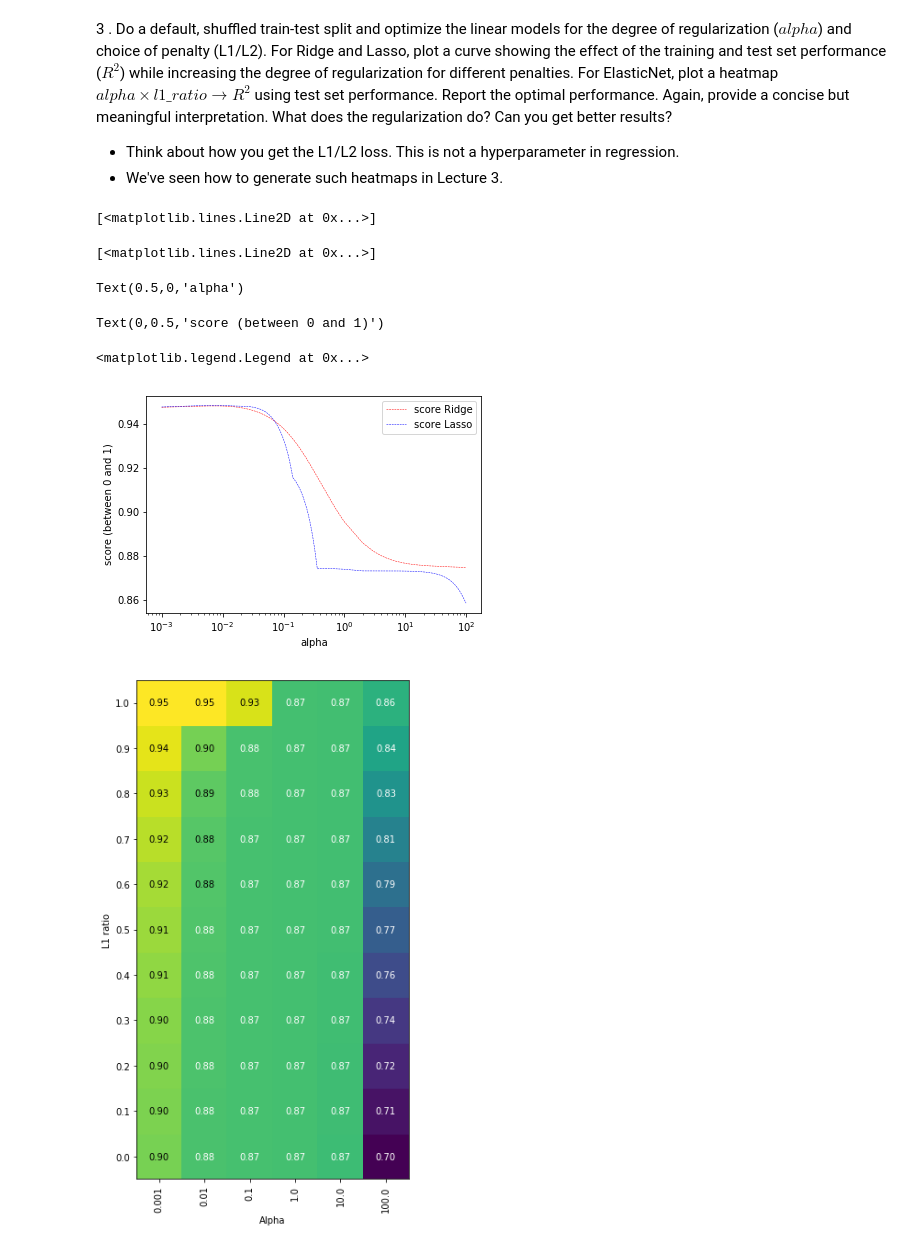
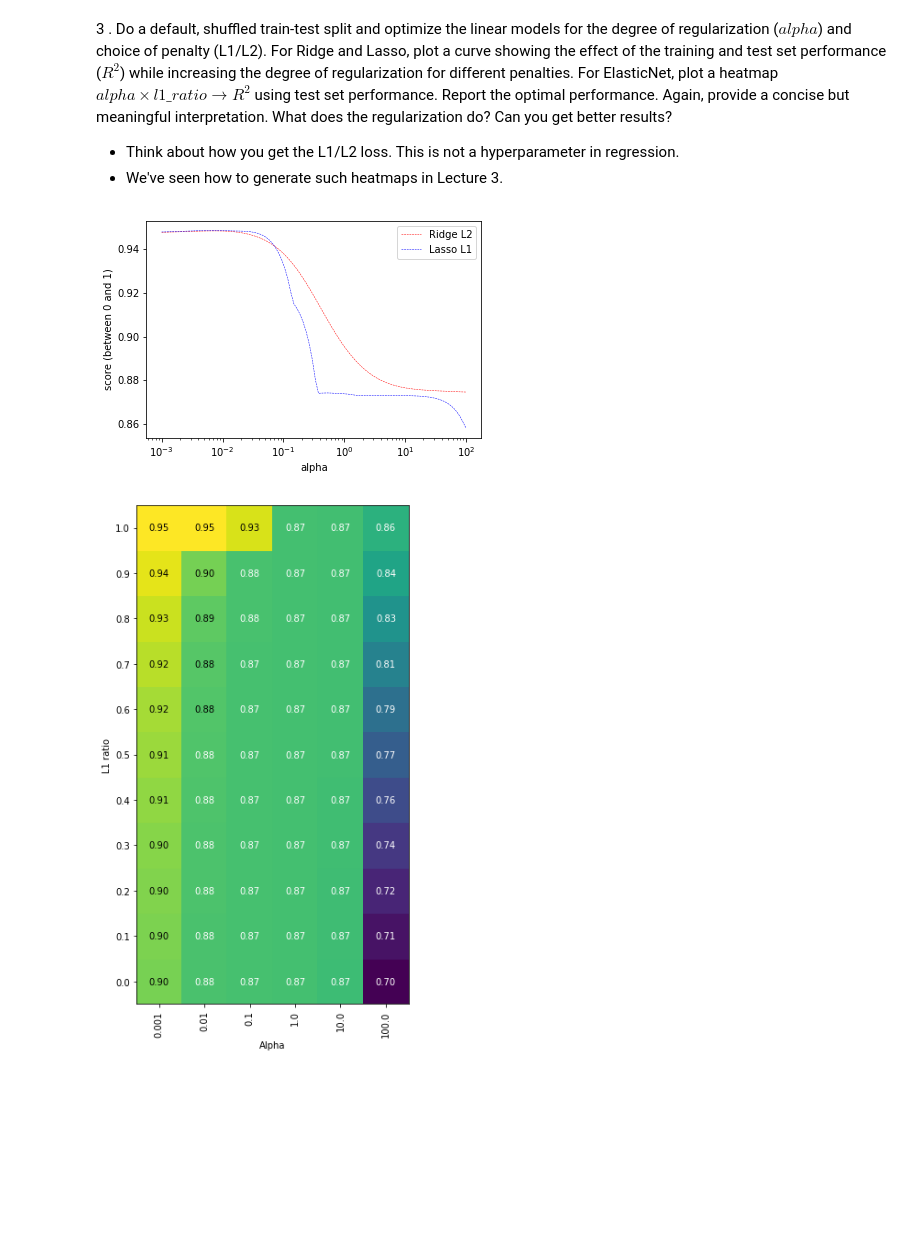
Before and after one commit to Mesoptier/ML-course, a Jupyter notebook: Assignment 1.ipynb, the cells around one changed output. Cells and saved outputs as stored; diff of their text form; code cells hidden in the pictures; blank space fills up the shorter version.

```diff
--- a/Assignment 1.ipynb
+++ b/Assignment 1.ipynb
@@ -156,57 +156,40 @@ Report the optimal performance. Again, provide a concise but meaningful interpre
 - Think about how you get the L1/L2 loss. This is not a hyperparameter in regression.
 - We've seen how to generate such heatmaps in Lecture 3.
 # %%
-X_enc = pp.fit_transform(X)
-X_train, X_test, y_train, y_test = train_test_split(X_enc, y, random_state=0, shuffle = True)
+# Default, shuffled train-test split
+X_train, X_test, y_train, y_test = train_test_split(X_encoded, y, random_state=0, shuffle=True)
 # %%
 from sklearn.linear_model import Ridge
-#  Default shuffled train-test split
 
 ridge_score = []
 ridge_alpha = []
-for a in range(1,1000):
-    ridge = Ridge( alpha = a*0.001) # L2 regularisation with Ridge
+for a in np.logspace(-3, 2, 100):
+    ridge = Ridge(alpha = a) # L2 regularisation with Ridge
     scores = ridge.fit(X_train, y_train).score(X_test,y_test)
     ridge_score.append(scores)
-    ridge_alpha.append(a*0.001)
-for a in range(1,100):
-    ridge = Ridge( alpha = a) # L2 regularisation with Ridge
-    scores = ridge.fit(X_train, y_train).score(X_test,y_test)
-    ridge_score.append(scores.mean())
     ridge_alpha.append(a)
 # %%
 from sklearn.linear_model import Lasso
-#  Default shuffled train-test split
-X_train, X_test, y_train, y_test = train_test_split(X_enc, y, random_state=0, shuffle = True)
+
 lasso_score = []
 lasso_alpha = []
-for a in range(1,1000):
-    lasso = Lasso( alpha = a*0.001) # L1 regularisation with Lasso
-    scores = lasso.fit(X_train, y_train).score(X_test, y_test)
-    lasso_score.append(scores)
-    lasso_alpha.append(a*0.001)
-for a in range(1,100):
-    lasso = Lasso( alpha = a) # L1 regularisation with Lasso
+for a in np.logspace(-3, 2, 100):
+    lasso = Lasso(alpha = a) # L1 regularisation with Lasso
     scores = lasso.fit(X_train, y_train).score(X_test, y_test)
     lasso_score.append(scores)
     lasso_alpha.append(a)
 # %%
-# Make a plot for K-nn with running time and predictive score
+# Make a plot for Ridge and Lasso with alpha and R^2 score
 fig, ax = plt.subplots()
 ax.set_xscale('log')
-plt.plot(ridge_alpha,ridge_score, 'r--', label = "score Ridge")
-plt.plot(lasso_alpha,lasso_score, 'b--', label = "score Lasso")
+plt.plot(ridge_alpha,ridge_score, 'r--', label = "Ridge L2")
+plt.plot(lasso_alpha,lasso_score, 'b--', label = "Lasso L1")
 plt.xlabel('alpha')
 plt.ylabel('score (between 0 and 1)')
 plt.legend()
 
 plt.show()
 # %% [output]
-[<matplotlib.lines.Line2D at 0x...>]
-[<matplotlib.lines.Line2D at 0x...>]
-Text(0.5,0,'alpha')
-Text(0,0.5,'score (between 0 and 1)')
-<matplotlib.legend.Legend at 0x...>
-[figure, old version]
+[figure, new version]
 # %%
 from sklearn.linear_model import ElasticNet
```
Also changed, not shown: parts of 2 cells of this notebook.
